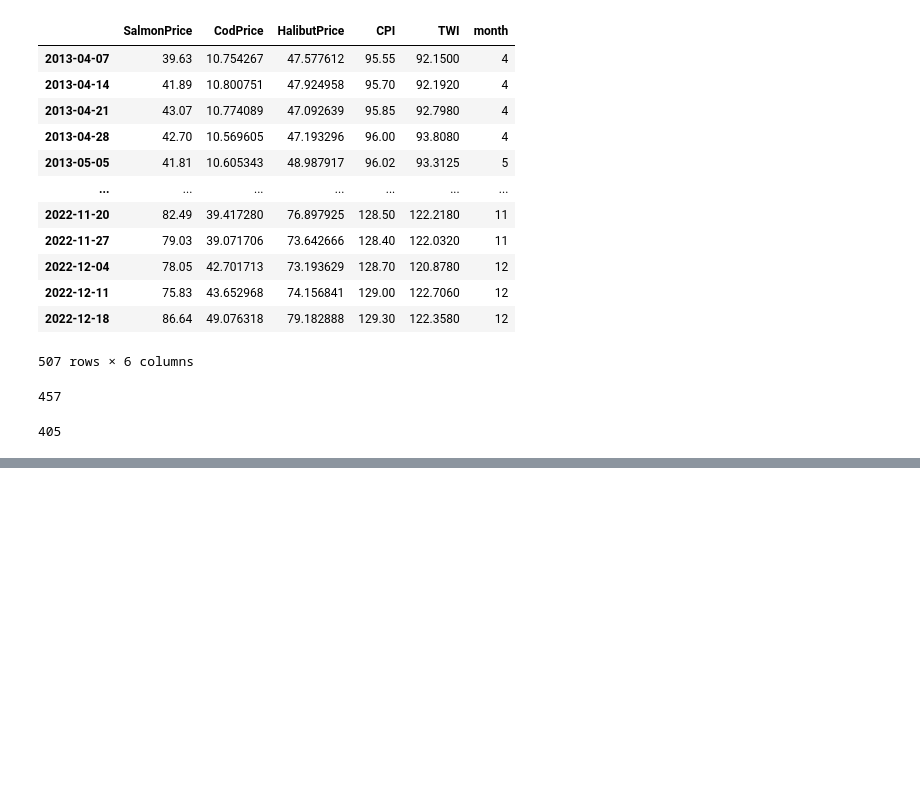
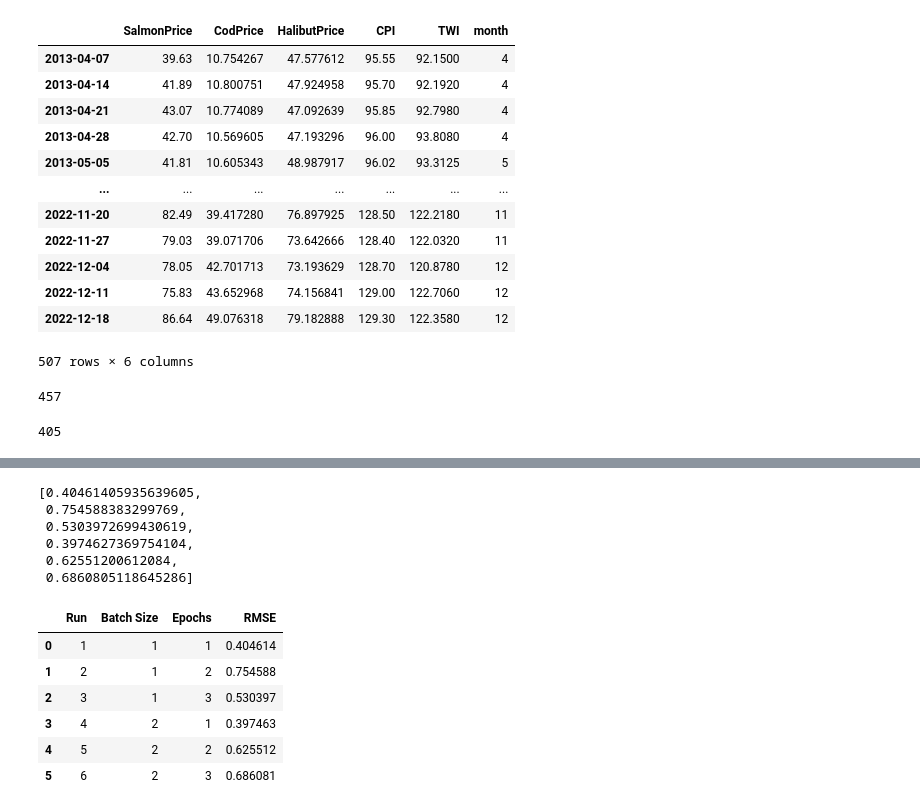
Before and after one commit to BachelorLaks/bachelor2023, a Jupyter notebook: data/Tensorflow.ipynb, the cells around one changed output, grey strips where cells are left out. Saved outputs shown, nothing was run; the diff lists cells and outputs as text; code cells hidden in the pictures; blank space fills up the shorter version.

```diff
--- a/data/Tensorflow.ipynb
+++ b/data/Tensorflow.ipynb
@@ -159,0 +387,23 @@ Test RMSE: 0.386
+# %%
+rmse_list
+# %% [output]
+[0.40461405935639605,
+ 0.754588383299769,
+ 0.5303972699430619,
+ 0.3974627369754104,
+ 0.62551200612084,
+ 0.6860805118645286]
+# %%
+rmse_df['Epochs'] = rmse_df['Epochs'].astype(int)
+rmse_df['Batch Size'] = rmse_df['Batch Size'].astype(int)
+rmse_df['Run'] = rmse_df['Run'].astype(int)
+# %%
+rmse_df
+# %% [output]
+|  | Run | Batch Size | Epochs | RMSE |
+| 0 | 1 | 1 | 1 | 0.404614 |
+| 1 | 2 | 1 | 2 | 0.754588 |
+| 2 | 3 | 1 | 3 | 0.530397 |
+| 3 | 4 | 2 | 1 | 0.397463 |
+| 4 | 5 | 2 | 2 | 0.625512 |
+| 5 | 6 | 2 | 3 | 0.686081 |
```
Also changed, not shown: parts of 16 cells of this notebook.
